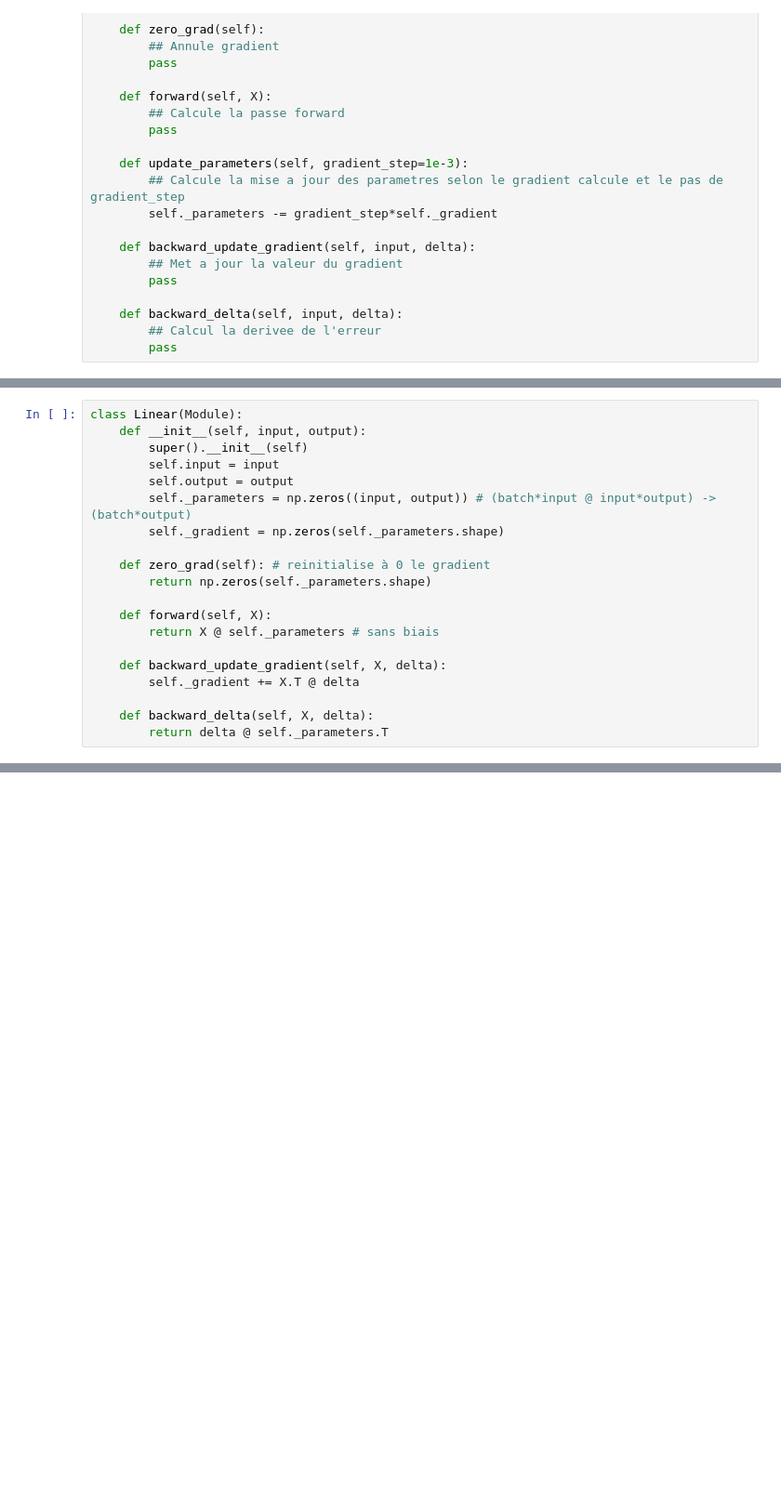
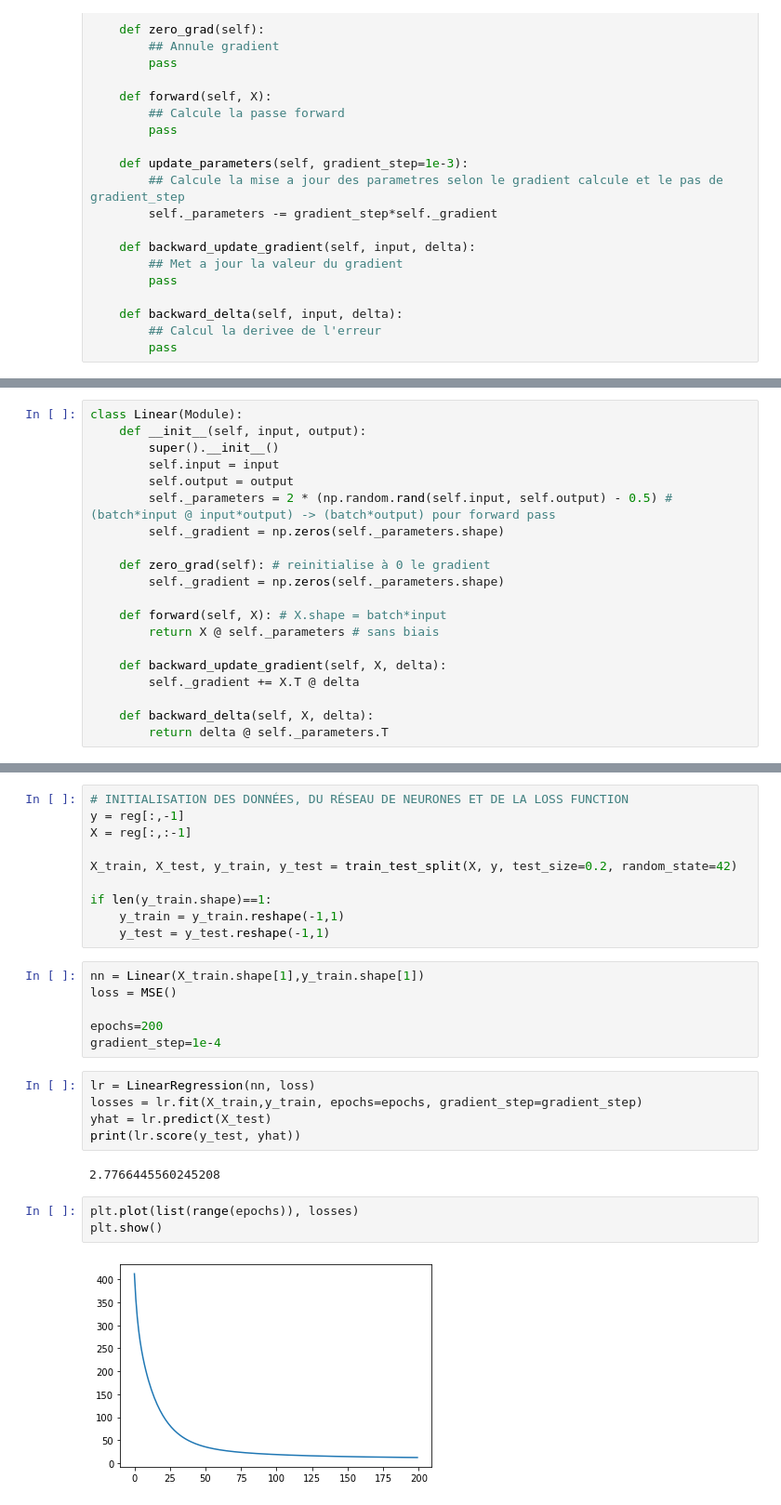
Before and after one commit to PuertaDoor/NeuralNetworkFromScratch, a Jupyter notebook: projet.ipynb, the cells around one changed output, grey strips where cells are left out. Shown: that part at 93% size. Drawn from its saved outputs; the diff is of its cells as text; blank space fills up the shorter version.

```diff
--- a/projet.ipynb
+++ b/projet.ipynb
@@ -52,16 +233,16 @@ class Module(object):
 # %%
 class Linear(Module):
     def __init__(self, input, output):
-        super().__init__(self)
+        super().__init__()
         self.input = input
         self.output = output
-        self._parameters = np.zeros((input, output)) # (batch*input @ input*output) -> (batch*output)
+        self._parameters = 2 * (np.random.rand(self.input, self.output) - 0.5) # (batch*input @ input*output) -> (batch*output) pour forward pass
         self._gradient = np.zeros(self._parameters.shape)
 
     def zero_grad(self): # reinitialise à 0 le gradient
-        return np.zeros(self._parameters.shape)
+        self._gradient = np.zeros(self._parameters.shape)
 
-    def forward(self, X):
+    def forward(self, X): # X.shape = batch*input
         return X @ self._parameters # sans biais
 
     def backward_update_gradient(self, X, delta):
@@ -126,0 +293,28 @@ class Sequentiel(object):
+# %%
+# INITIALISATION DES DONNÉES, DU RÉSEAU DE NEURONES ET DE LA LOSS FUNCTION
+y = reg[:,-1]
+X = reg[:,:-1]
+
+X_train, X_test, y_train, y_test = train_test_split(X, y, test_size=0.2, random_state=42)
+
+if len(y_train.shape)==1:
+    y_train = y_train.reshape(-1,1)
+    y_test = y_test.reshape(-1,1)
+# %%
+nn = Linear(X_train.shape[1],y_train.shape[1])
+loss = MSE()
+
+epochs=200
+gradient_step=1e-4
+# %%
+lr = LinearRegression(nn, loss)
+losses = lr.fit(X_train,y_train, epochs=epochs, gradient_step=gradient_step)
+yhat = lr.predict(X_test)
+print(lr.score(y_test, yhat))
+# %% [output]
+2.7766445560245208
+# %%
+plt.plot(list(range(epochs)), losses)
+plt.show()
+# %% [output]
+[figure, added]
```
Also changed, not shown: parts of 42 cells of this notebook.
